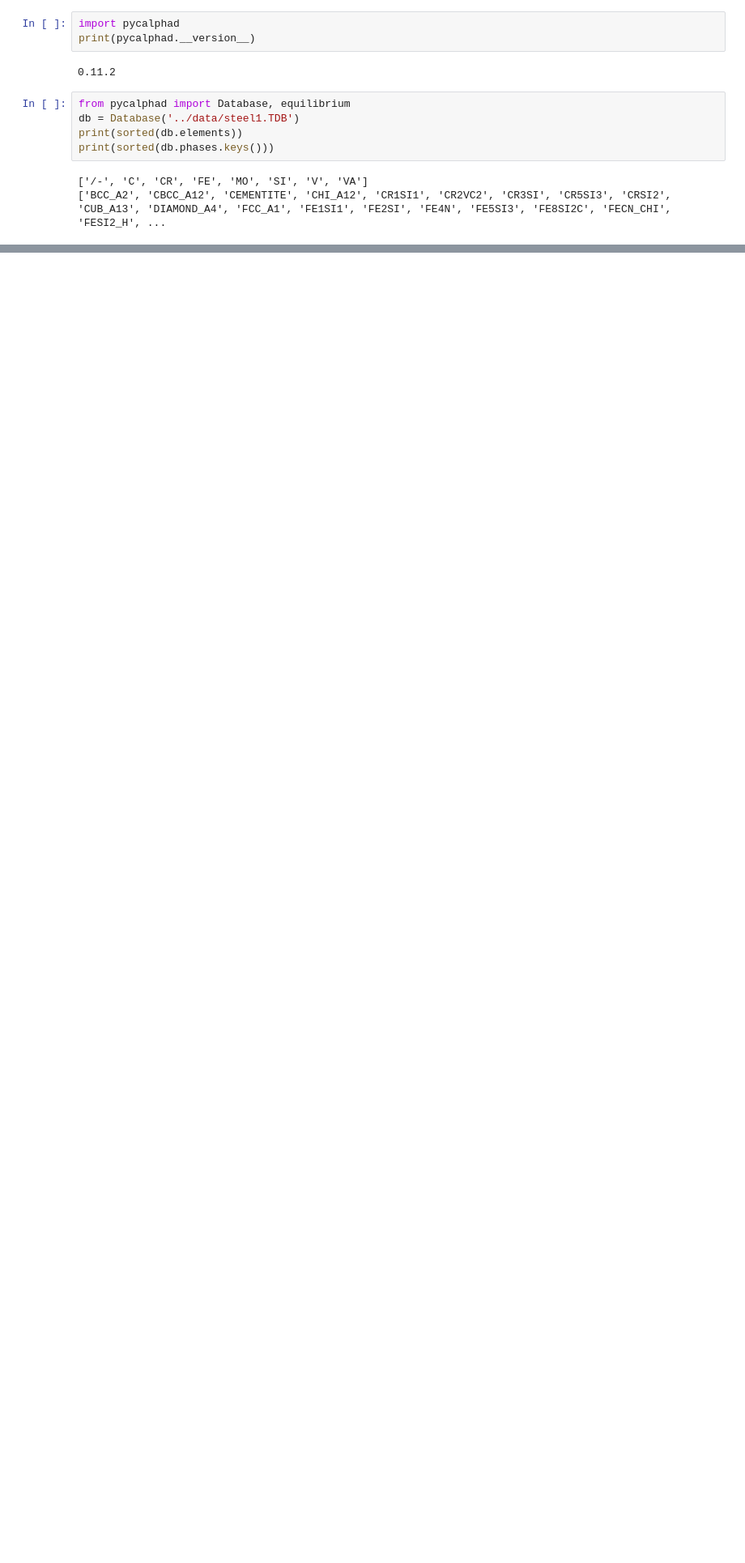
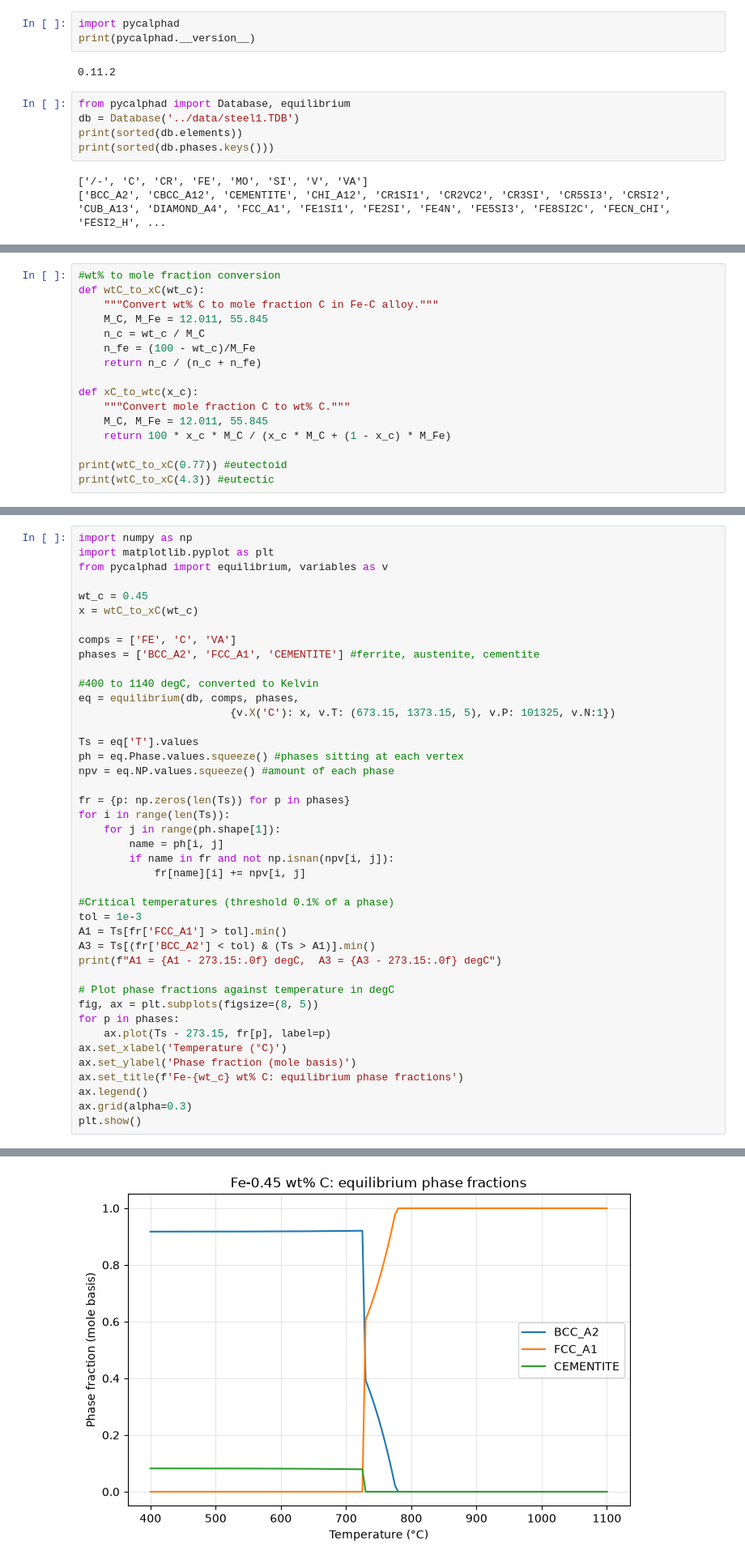
Before and after one commit to EUNICE-glitch/FeC-Navigator, a Jupyter notebook: notebooks/01_Fe_C_phase_diagram.ipynb, the cells around one changed output, grey strips where cells are left out. Shown at 81% size. Cells and saved outputs as stored; diff of their text form; blank space fills up the shorter version.

Commit message:
Add equilibrium engine and A1/A3 table

```diff
--- a/notebooks/01_Fe_C_phase_diagram.ipynb
+++ b/notebooks/01_Fe_C_phase_diagram.ipynb
@@ -27,0 +33,16 @@ plt.show()
+# %%
+#wt% to mole fraction conversion
+def wtC_to_xC(wt_c):
+    """Convert wt% C to mole fraction C in Fe-C alloy."""
+    M_C, M_Fe = 12.011, 55.845
+    n_c = wt_c / M_C
+    n_fe = (100 - wt_c)/M_Fe
+    return n_c / (n_c + n_fe)
+
+def xC_to_wtc(x_c):
+    """Convert mole fraction C to wt% C."""
+    M_C, M_Fe = 12.011, 55.845
+    return 100 * x_c * M_C / (x_c * M_C + (1 - x_c) * M_Fe)
+
+print(wtC_to_xC(0.77)) #eutectoid
+print(wtC_to_xC(4.3)) #eutectic
@@ -27,0 +52,43 @@ plt.show()
+# %%
+import numpy as np
+import matplotlib.pyplot as plt
+from pycalphad import equilibrium, variables as v
+
+wt_c = 0.45
+x = wtC_to_xC(wt_c)
+
+comps = ['FE', 'C', 'VA']
+phases = ['BCC_A2', 'FCC_A1', 'CEMENTITE'] #ferrite, austenite, cementite
+
+#400 to 1140 degC, converted to Kelvin
+eq = equilibrium(db, comps, phases,
+                        {v.X('C'): x, v.T: (673.15, 1373.15, 5), v.P: 101325, v.N:1})
+
+Ts = eq['T'].values
+ph = eq.Phase.values.squeeze() #phases sitting at each vertex
+npv = eq.NP.values.squeeze() #amount of each phase
+
+fr = {p: np.zeros(len(Ts)) for p in phases}
+for i in range(len(Ts)):
+    for j in range(ph.shape[1]):
+        name = ph[i, j]
+        if name in fr and not np.isnan(npv[i, j]):
+            fr[name][i] += npv[i, j]
+
+#Critical temperatures (threshold 0.1% of a phase)
+tol = 1e-3
+A1 = Ts[fr['FCC_A1'] > tol].min()
+A3 = Ts[(fr['BCC_A2'] < tol) & (Ts > A1)].min()
+print(f"A1 = {A1 - 273.15:.0f} degC,  A3 = {A3 - 273.15:.0f} degC")
+
+# Plot phase fractions against temperature in degC
+fig, ax = plt.subplots(figsize=(8, 5))
+for p in phases:
+    ax.plot(Ts - 273.15, fr[p], label=p)
+ax.set_xlabel('Temperature (°C)')
+ax.set_ylabel('Phase fraction (mole basis)')
+ax.set_title(f'Fe-{wt_c} wt% C: equilibrium phase fractions')
+ax.legend()
+ax.grid(alpha=0.3)
+plt.show()
+# %% [output]
@@ -27,0 +96 @@ plt.show()
+[figure, added]
```
Also changed, not shown: parts of 4 cells of this notebook.
